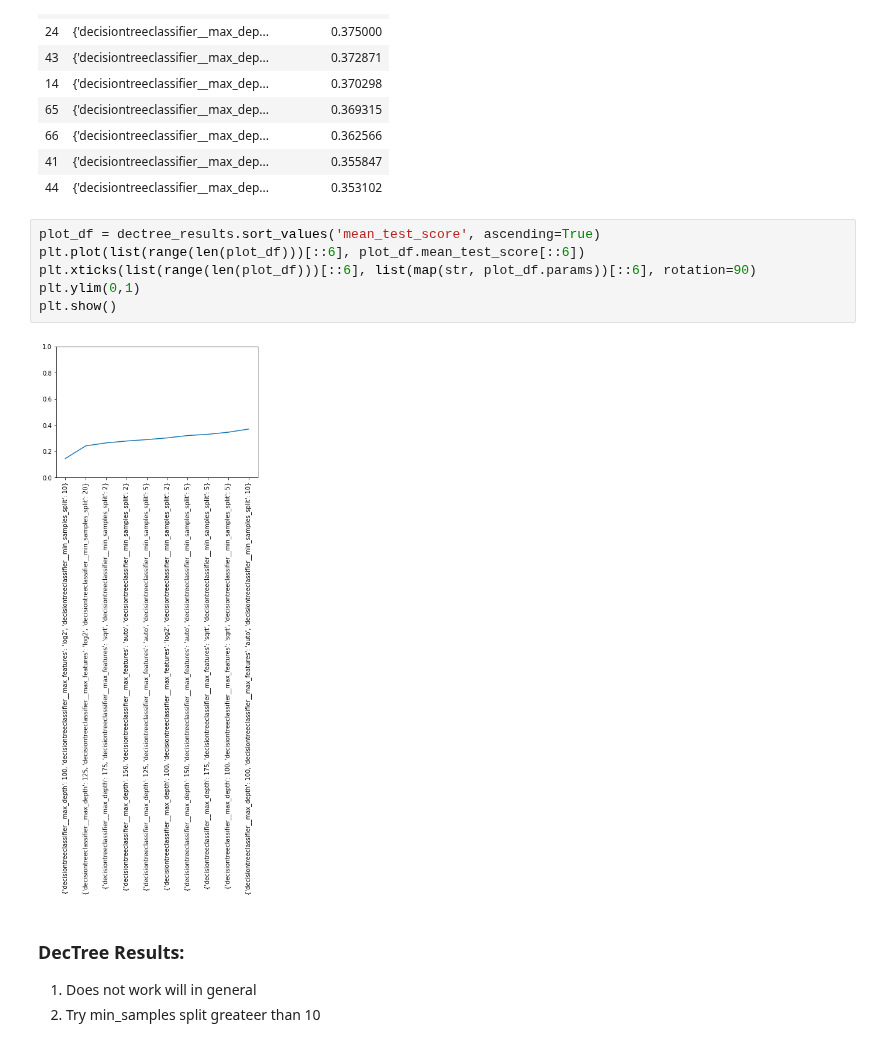
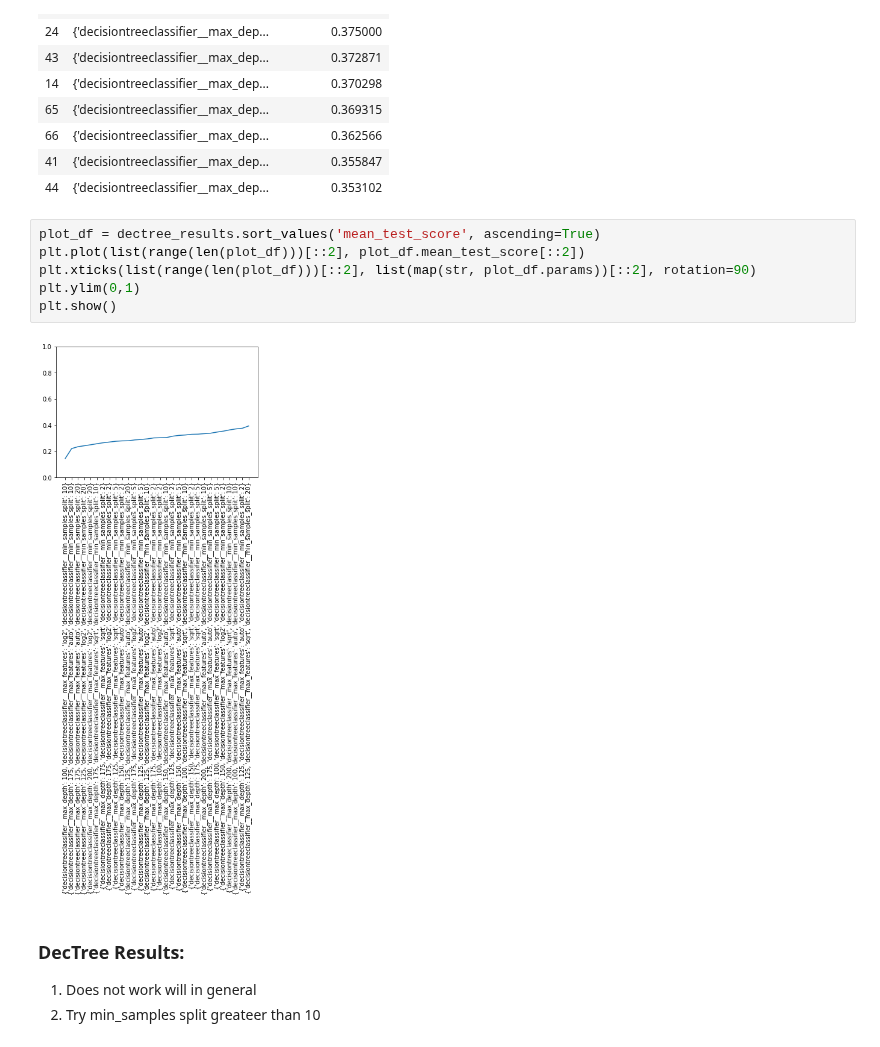
Before and after one commit to LennartKeller/TextklassifikationsProjekt2019, a Jupyter notebook: ReadHyperparamTuningResults.ipynb, the cells around one changed output. Saved outputs shown, nothing was run; the diff lists cells and outputs as text.

Commit message:
Auswertung von Run 3 und Parameter für Run 4
genauere Parameter für random Forests und Logistic Regression, nochmal
ein gröberer Parametersatz für Decision Trees

```diff
--- a/ReadHyperparamTuningResults.ipynb
+++ b/ReadHyperparamTuningResults.ipynb
@@ -165,12 +165,12 @@ dectree_results.sort_values('mean_test_score', ascending=False)[['params', 'mean
 | 44 | {'decisiontreeclassifier__max_dep... | 0.353102 |
 # %%
 plot_df = dectree_results.sort_values('mean_test_score', ascending=True)
-plt.plot(list(range(len(plot_df)))[::6], plot_df.mean_test_score[::6])
-plt.xticks(list(range(len(plot_df)))[::6], list(map(str, plot_df.params))[::6], rotation=90)
+plt.plot(list(range(len(plot_df)))[::2], plot_df.mean_test_score[::2])
+plt.xticks(list(range(len(plot_df)))[::2], list(map(str, plot_df.params))[::2], rotation=90)
 plt.ylim(0,1)
 plt.show()
 # %% [output]
-[figure, old version]
+[figure, new version]
 # %% [markdown]
 ### DecTree Results:
 1. Does not work will in general
```
Also changed, not shown: parts of 20 cells of this notebook.
